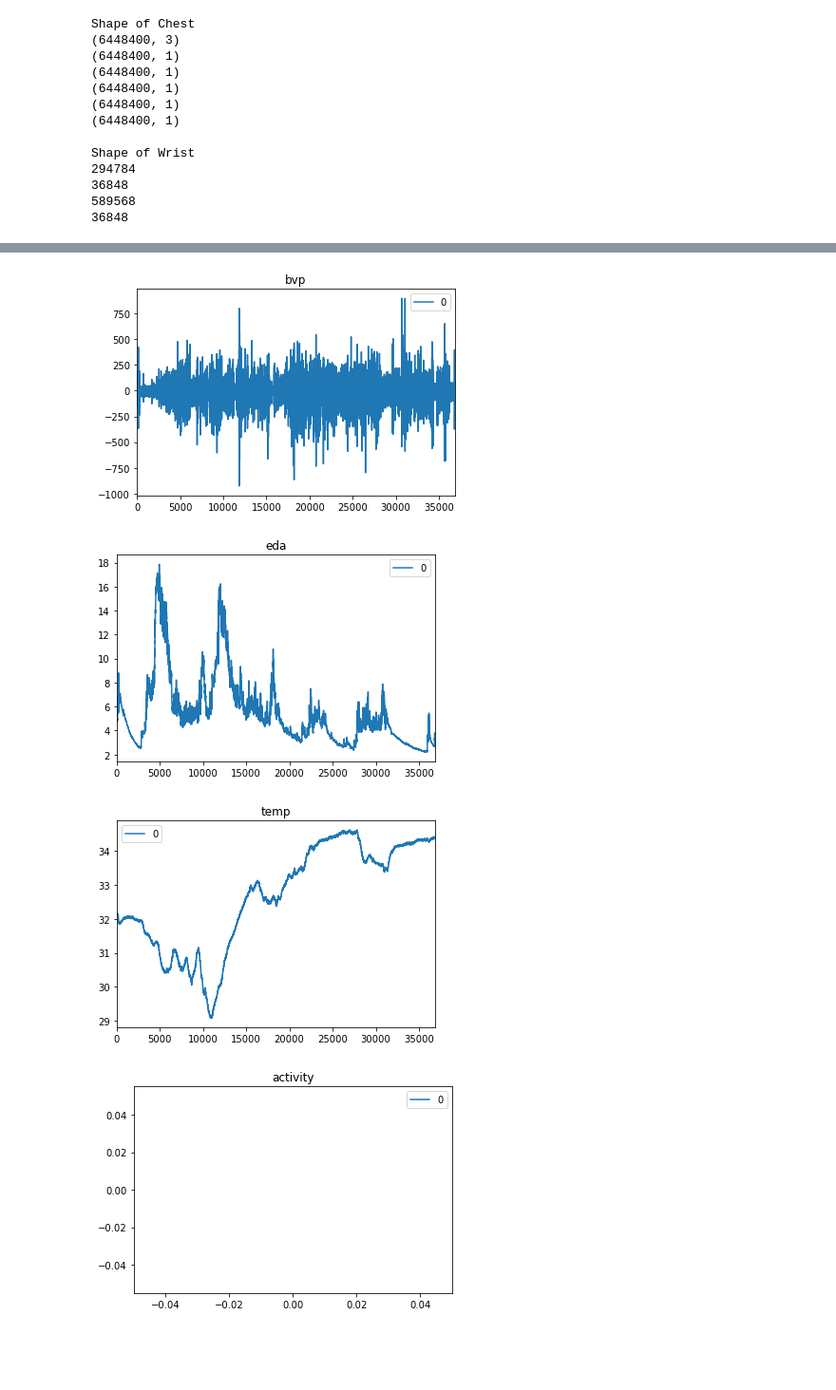
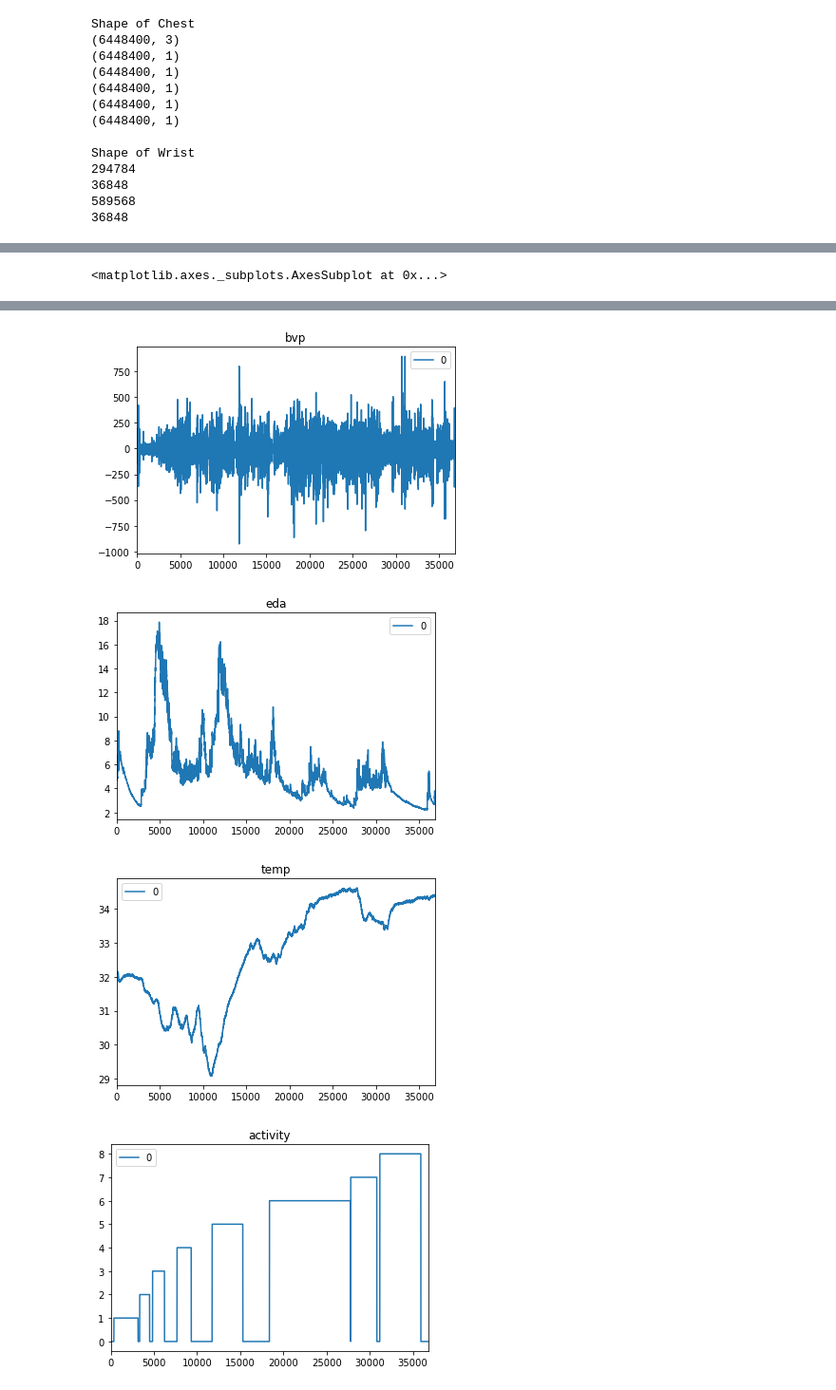
Before and after one commit to mrjohanvds/Python-Project-A5, a Jupyter notebook: project.ipynb, the cells around one changed output, grey strips where cells are left out. Shown at 95% size. Cells and saved outputs as stored; diff of their text form; code cells hidden in the pictures; blank space fills up the shorter version.

```diff
--- a/project.ipynb
+++ b/project.ipynb
@@ -105,8 +105,7 @@ indexes = {
     '3': 'accWrist',
     '4': 'bvp',
     '5': 'eda',
-    '6': 'temp',
-    '7': 'activity'
+    '6': 'temp'
 }
 accChest = []
 for accElement in dfchest['ACC']:
@@ -142,6 +141,4 @@ temp = []
 for tempElement in dfwrist['TEMP']:
     temp.append(tempElement)
 cleanedData.append(temp)
-
-cleanedData.append(dfs[3])
 # %%
@@ -180,6 +177,9 @@ for data in cleanedData:
     sampledDataFrames.append(sampledDf)
     sampledDf.plot(title = str(indexes[str(index)]))
     index += 1
+
+activityDf = pd.DataFrame(dfs[3])
+activityDf.plot(title = 'activity')
 # %% [output]
 window size:  175.0
 window size:  175.0
@@ -192,8 +191,9 @@ window size:  1.0
+<matplotlib.axes._subplots.AxesSubplot at 0x...>
 [figure]
 [figure]
 [figure]
 [figure]
 [figure]
 [figure]
 [figure]
-[figure, old version]
+[figure, new version]
```
Also changed, not shown: parts of 6 cells of this notebook, 1 other file.
